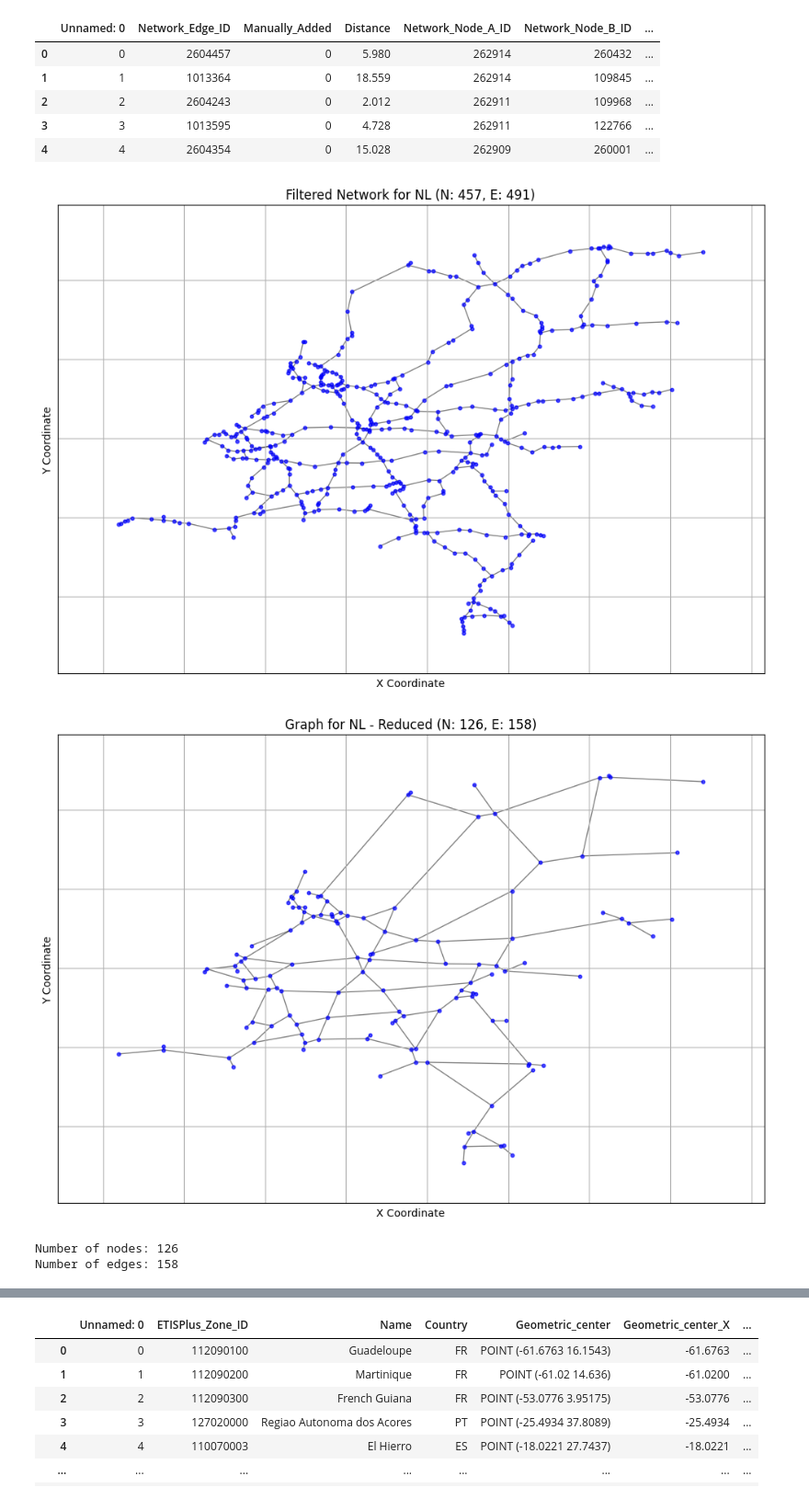
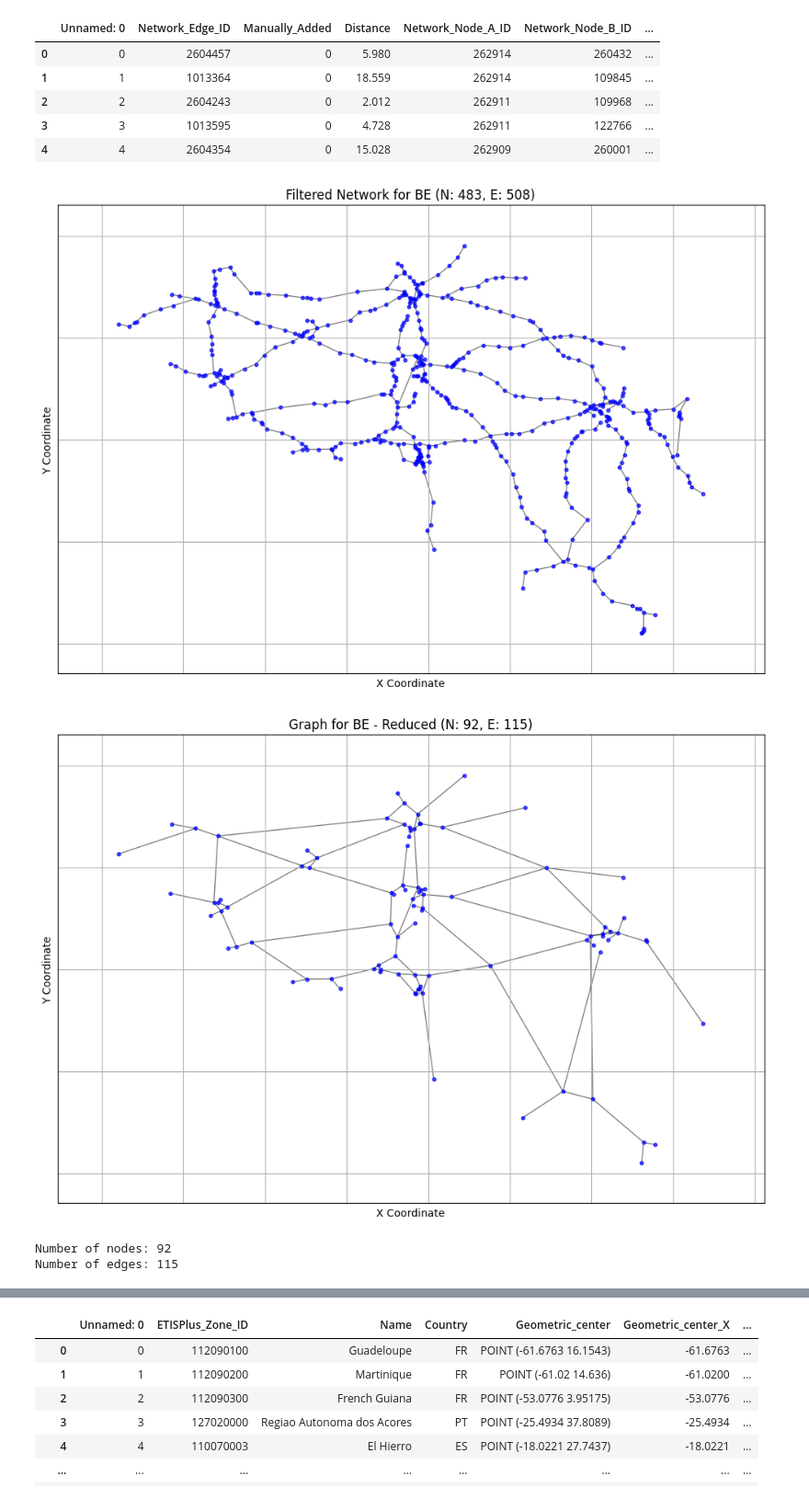
Before and after one commit to AI-for-Infrastructure-Management/imp-act, a Jupyter notebook: create_highway_network.ipynb, the cells around one changed output, grey strips where cells are left out. Shown: that part at 92% size. Drawn from its saved outputs; the diff is of its cells as text; code cells hidden in the pictures.

```diff
--- a/create_highway_network.ipynb
+++ b/create_highway_network.ipynb
@@ -73,7 +72,7 @@ edges_df.head()
 | 3 | 3 | 1013595 | 0 | 4.728 | 262911 | 122766 | ... |
 | 4 | 4 | 2604354 | 0 | 15.028 | 262909 | 260001 | ... |
 # %%
-country = 'NL'
+country = 'BE'
 # %%
 # 2. Filtering for a Specific Country
 filtered_nodes = nodes_df[nodes_df['Country'] == country]
@@ -106,7 +105,7 @@ plt.ylabel('Y Coordinate')
 plt.grid(True)
 plt.show()
 # %% [output]
-[figure, old version]
+[figure, new version]
 # %%
 import yaml
 
@@ -172,42 +171,45 @@ def remove_nodes_and_merge_edges(graph):
     for edge in graph.edges():
         if not graph.edges[edge]['original']:
             graph.edges[edge]['Network_Edge_ID'] = id
-            new_edge_info.append(graph.edges[edge].copy())
+            edge_info = graph.edges[edge].copy()
+            edge_info['Network_Node_A_ID'] = edge[0]
+            edge_info['Network_Node_B_ID'] = edge[1]
+            new_edge_info.append(edge_info)
             id += 1
         #del graph.edges[edge]['node_ids']
         #del graph.edges[edge]['edge_ids']
 
     return graph, new_edge_info
 
 G_reduced, new_edge_info = remove_nodes_and_merge_edges(G_filtered.copy())
 
 # 4. Store the Results
 #nx.write_graphml_lxml(G_reduced, f'data/graph-{country}-reduced.graphml')
 
 # store new edge information as yaml
 with open(f'data/{country}new-edges-reduced.yaml', 'w') as file:
     yaml.dump(new_edge_info, file)
 
 # 5. Plot the Reduced Network
 plt.figure(figsize=(12, 8))
 nx.draw_networkx_nodes(G_reduced, pos_filtered, node_size=10, node_color='blue', alpha=0.7)
 nx.draw_networkx_edges(G_reduced, pos_filtered, alpha=0.5)
 
 no_nodes = len(G_reduced.nodes())
 no_edges = len(G_reduced.edges())
 
 plt.title(f'Graph for {country} - Reduced (N: {no_nodes}, E: {no_edges})')
 plt.xlabel('X Coordinate')
 plt.ylabel('Y Coordinate')
 plt.grid(True)
 plt.show()
 
 print(f'Number of nodes: {no_nodes}')
 print(f'Number of edges: {no_edges}')
 # %% [output]
-[figure, old version]
+[figure, new version]
-Number of nodes: 126
-Number of edges: 158
+Number of nodes: 92
+Number of edges: 115
 # %%
 threshold = 10
 # %%
```
Also changed, not shown: parts of 15 cells of this notebook.
